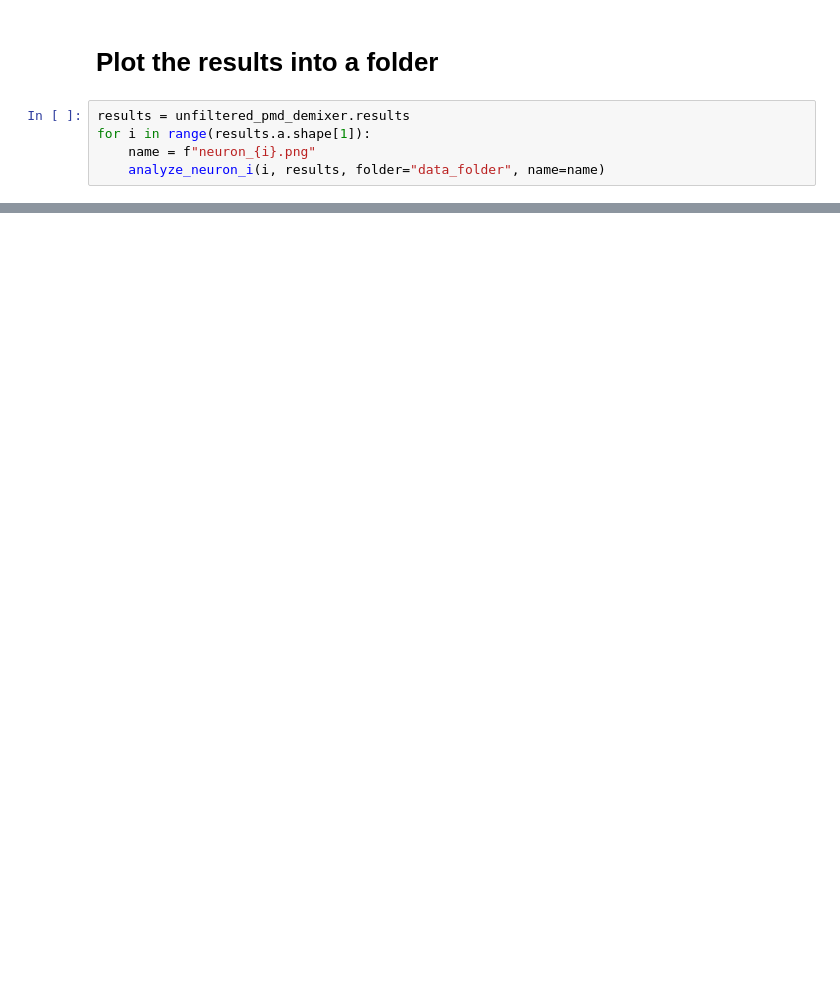
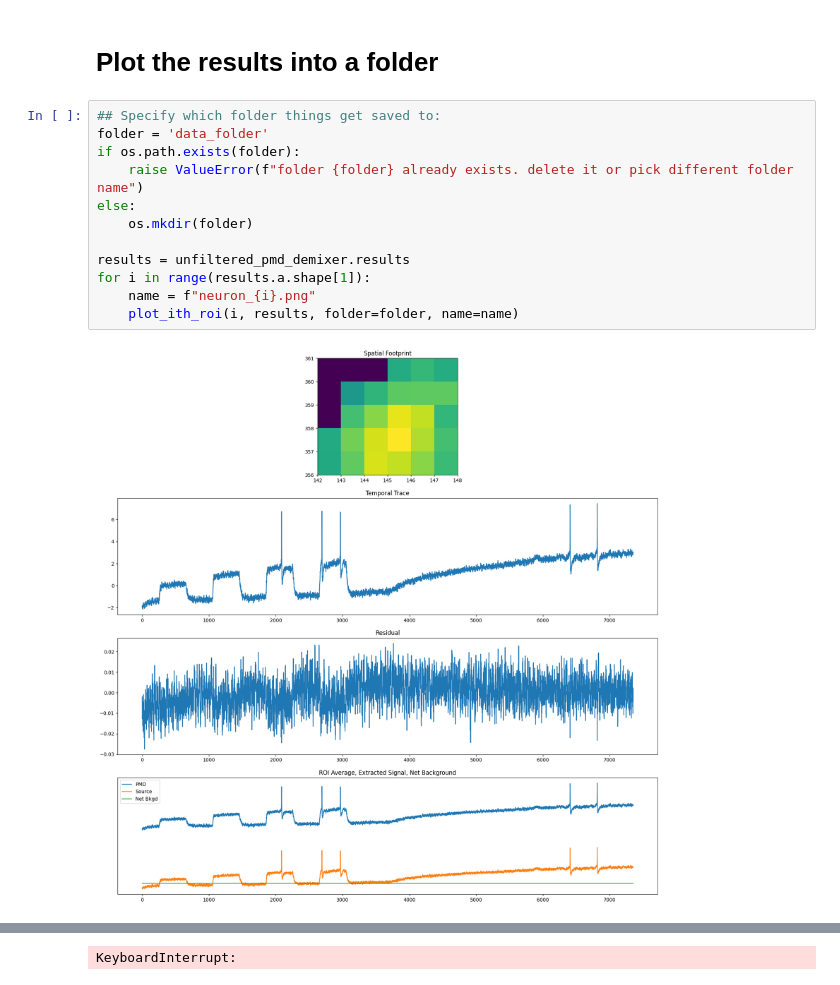
Before and after one commit to apasarkar/masknmf-toolbox, a Jupyter notebook: notebooks/high_pass_demixing_pipeline.ipynb, the cells around one changed output, grey strips where cells are left out. Drawn from its saved outputs; the diff is of its cells as text; blank space fills up the shorter version.

Commit message:
Includes the updated plot ith roi code and the corresponding name changes in the demixing notebook

```diff
--- a/notebooks/high_pass_demixing_pipeline.ipynb
+++ b/notebooks/high_pass_demixing_pipeline.ipynb
@@ -248,7 +229,16 @@ iw.show()
 # %% [markdown]
 # Plot the results into a folder
 # %%
+## Specify which folder things get saved to:
+folder = 'data_folder'
+if os.path.exists(folder):
+    raise ValueError(f"folder {folder} already exists. delete it or pick different folder name")
+else:
+    os.mkdir(folder)
+
 results = unfiltered_pmd_demixer.results
 for i in range(results.a.shape[1]):
     name = f"neuron_{i}.png"
-    analyze_neuron_i(i, results, folder="data_folder", name=name)
+    plot_ith_roi(i, results, folder=folder, name=name)
+# %% [output]
+[figure, added]
@@ -254,0 +252 @@ for i in range(results.a.shape[1]):
+KeyboardInterrupt:
```
Also changed, not shown: parts of 11 cells of this notebook, 1 other file.
